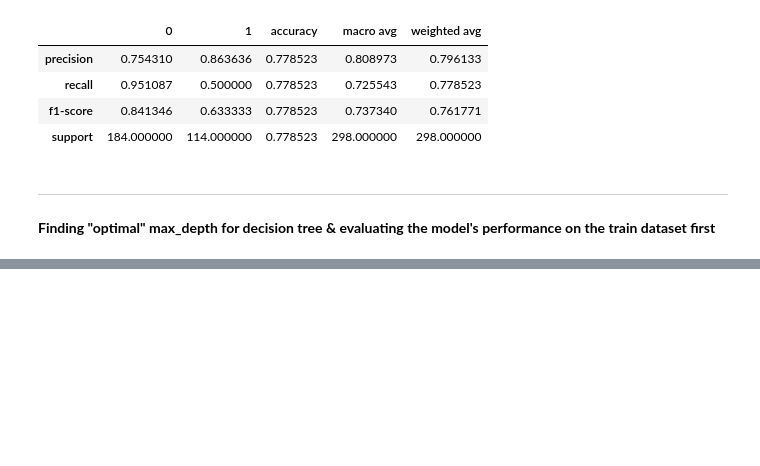
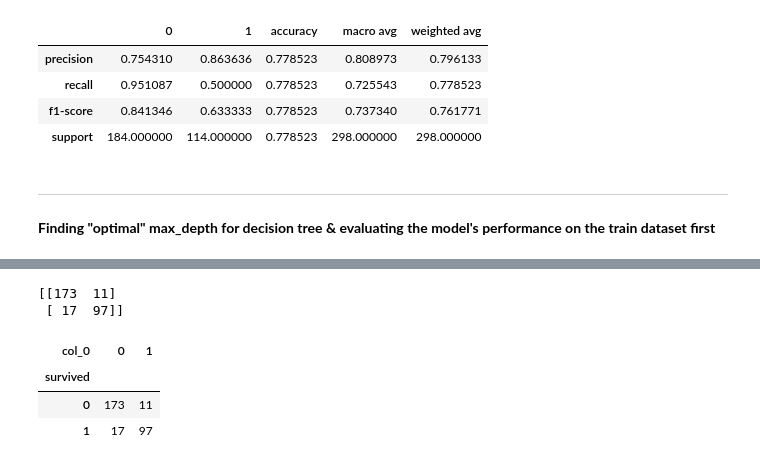
Before and after one commit to mijailmariano/classification-exercises, a Jupyter notebook: model.ipynb, the cells around one changed output, grey strips where cells are left out. Saved outputs shown, nothing was run; the diff lists cells and outputs as text; code cells hidden in the pictures; blank space fills up the shorter version.

```diff
--- a/model.ipynb
+++ b/model.ipynb
@@ -436,0 +606,5 @@ support    184.000000  114.000000   0.90604  298.000000    298.000000
+# %%
+# Exercise #2: Evaluate your results using the model score, confusion matrix, and classification report
+
+y_pred = rf.predict(X_train)
+y_pred
@@ -436,0 +649,16 @@ support    184.000000  114.000000   0.90604  298.000000    298.000000
+# %%
+# random forest tree confusion matrix
+
+print(confusion_matrix(y_train, y_pred))
+# %% [output]
+[[173  11]
+ [ 17  97]]
+# %%
+# crosstab method
+
+pd.crosstab(y_train, y_pred)
+# %% [output]
+| col_0 | 0 | 1 |
+| survived |  |  |
+| 0 | 173 | 11 |
+| 1 | 17 | 97 |
```
Also changed, not shown: parts of 31 cells of this notebook.
